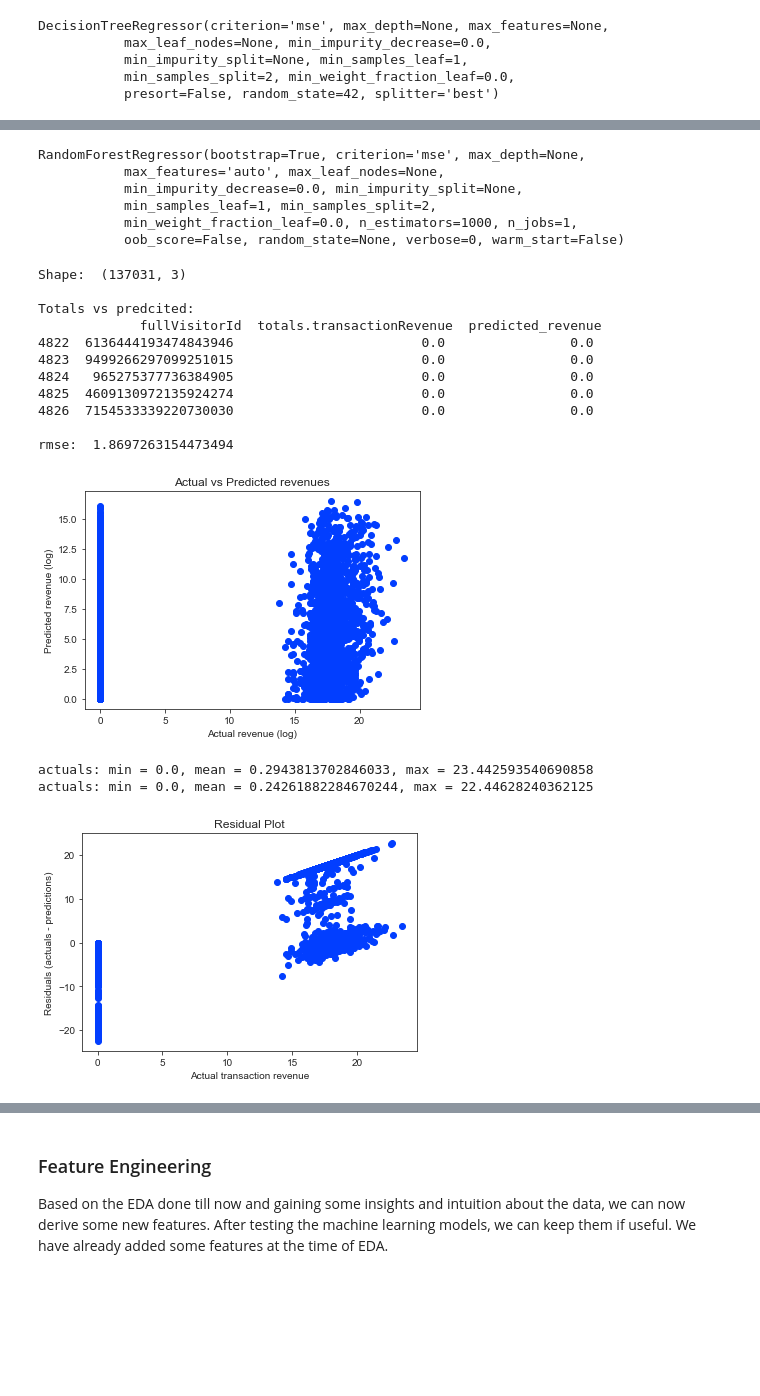
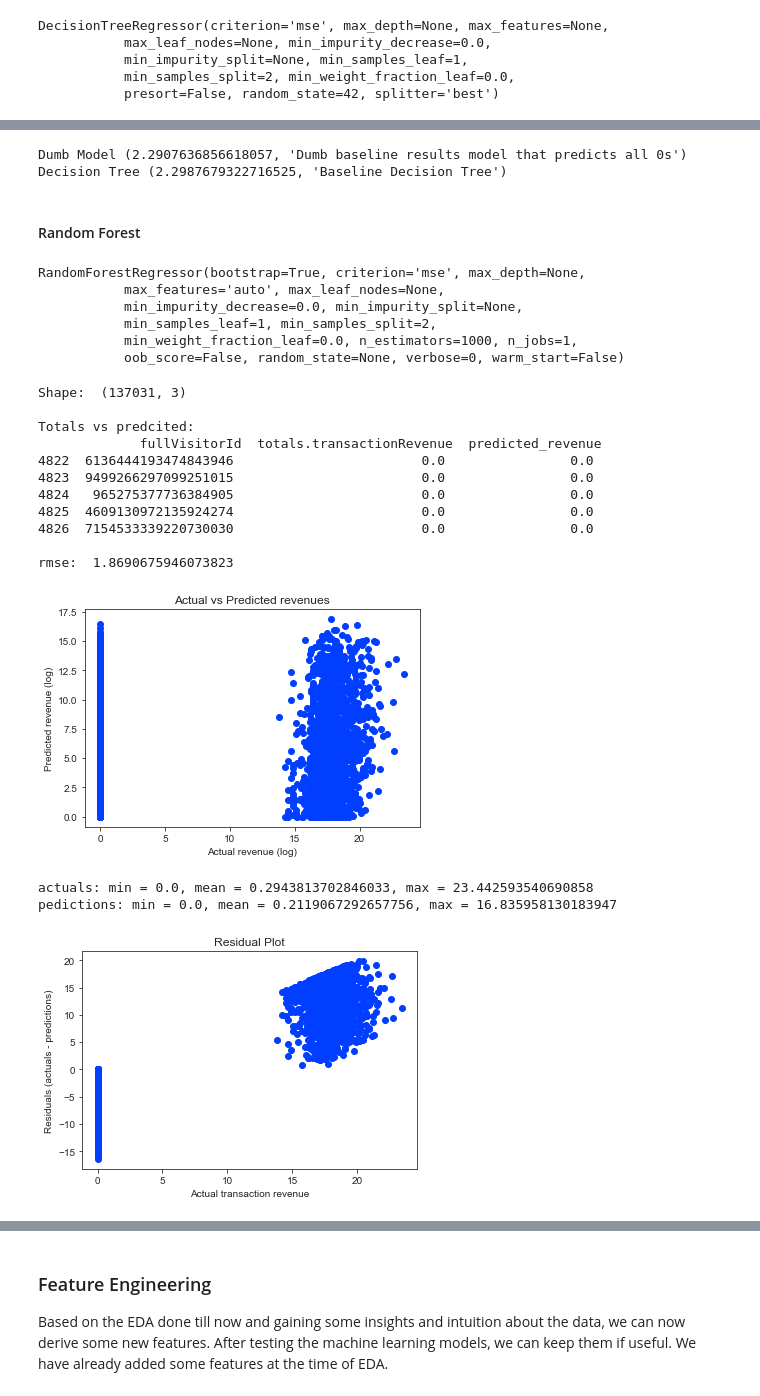
Before and after one commit to NehaJain18/DataScience, a Jupyter notebook: Capstone_Second/ml-modeling/FeatureEngineering_Modeling.ipynb, the cells around one changed output, grey strips where cells are left out. Drawn from its saved outputs; the diff is of its cells as text; code cells hidden in the pictures; blank space fills up the shorter version.

```diff
--- a/Capstone_Second/ml-modeling/FeatureEngineering_Modeling.ipynb
+++ b/Capstone_Second/ml-modeling/FeatureEngineering_Modeling.ipynb
@@ -473,0 +521,10 @@ X_basic_train.shape, X_basic_test.shape, y_basic_train.shape, y_basic_test.shape
+# %%
+# variable to save all model results
+results_dict = defaultdict()
+# %%
+# test out if we predict 0 revenue ....just for testing purposes
+# copy the shape of test target
+dumb_predictions = pd.Series(y_basic_test)
+print(dumb_predictions.shape)
+dumb_predictions[:] = 0
+dumb_predictions.describe()
@@ -473,0 +542,3 @@ X_basic_train.shape, X_basic_test.shape, y_basic_train.shape, y_basic_test.shape
+# %%
+rmse,_,_ = evaluate_model(dumb_predictions, y_basic_test, X_basic_test, train_df)
+results_dict["Dumb Model"] = (rmse,"Dumb baseline results model that predicts all 0s")
@@ -484,7 +579,8 @@ DecisionTreeRegressor(criterion='mse', max_depth=None, max_features=None,
 # %%
 pred_val_basic = dt.predict(X=X_basic_test)
 # %%
-acts, preds = evaluate_model(pred_val_basic, y_basic_test, X_basic_test, train_df)
+rmse,_,_ = evaluate_model(pred_val_basic, y_basic_test, X_basic_test, train_df)
+results_dict["Decision Tree"] = (rmse, "Baseline Decision Tree")
 # %% [output]
 Shape:  (137031, 3)
 
@@ -504,3 +600,11 @@ actuals: min = 0.0, mean = 0.2444067646921684, max = 22.157993155826073
+# %%
+for row in results_dict:
+    print(row, results_dict[row])
+# %% [output]
+Dumb Model (2.2907636856618057, 'Dumb baseline results model that predicts all 0s')
+Decision Tree (2.2987679322716525, 'Baseline Decision Tree')
+# %% [markdown]
+#### Random Forest
 # %%
 rf = RandomForestRegressor(n_estimators=1000)
 # %%
@@ -513,20 +617,21 @@ RandomForestRegressor(bootstrap=True, criterion='mse', max_depth=None,
            min_weight_fraction_leaf=0.0, n_estimators=1000, n_jobs=1,
            oob_score=False, random_state=None, verbose=0, warm_start=False)
 # %%
-rf_acts, rf_preds = evaluate_model(rf.predict(X_basic_test), y_basic_test, X_basic_test, train_df)
+rmse,_,_ = evaluate_model(rf.predict(X_basic_test), y_basic_test, X_basic_test, train_df)
+results_dict["Random Forest"] = (rmse, "Random Forest with only 10K training rows")
 # %% [output]
 Shape:  (137031, 3)
 
 Totals vs predcited:
              fullVisitorId  totals.transactionRevenue  predicted_revenue
 4822  6136444193474843946                        0.0                0.0
 4823  9499266297099251015                        0.0                0.0
 4824   965275377736384905                        0.0                0.0
 4825  4609130972135924274                        0.0                0.0
 4826  7154533339220730030                        0.0                0.0
 
-rmse:  1.8697263154473494
+rmse:  1.8690675946073823
-[figure, old version]
+[figure, new version]
 actuals: min = 0.0, mean = 0.2943813702846033, max = 23.442593540690858
-actuals: min = 0.0, mean = 0.24261882284670244, max = 22.44628240362125
+pedictions: min = 0.0, mean = 0.2119067292657756, max = 16.835958130183947
-[figure, old version]
+[figure, new version]
```
Also changed, not shown: parts of 114 cells of this notebook, 12 other files.
